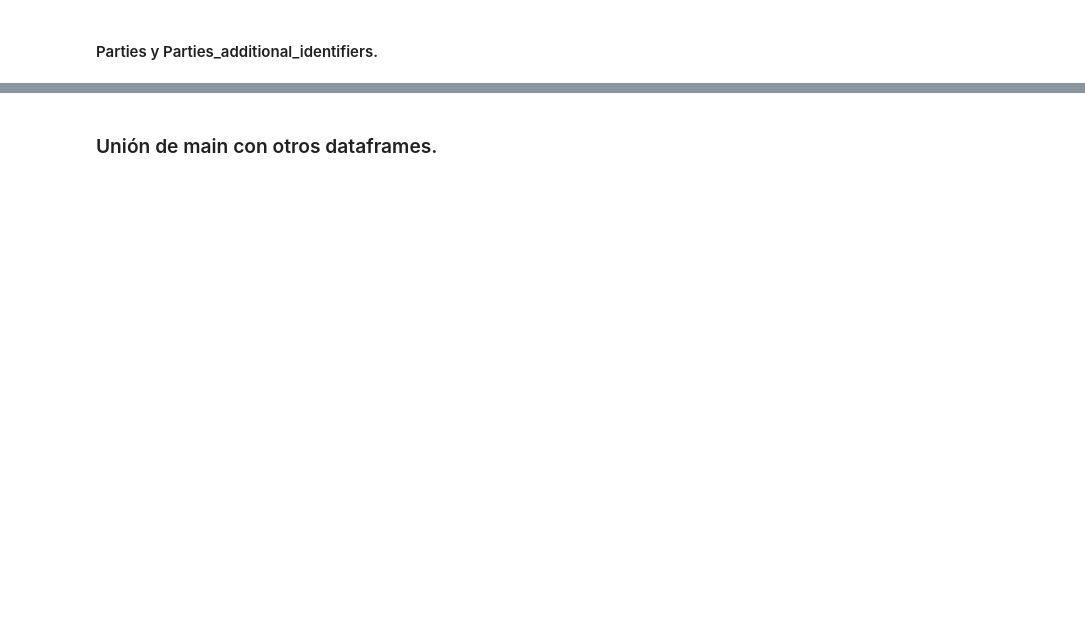
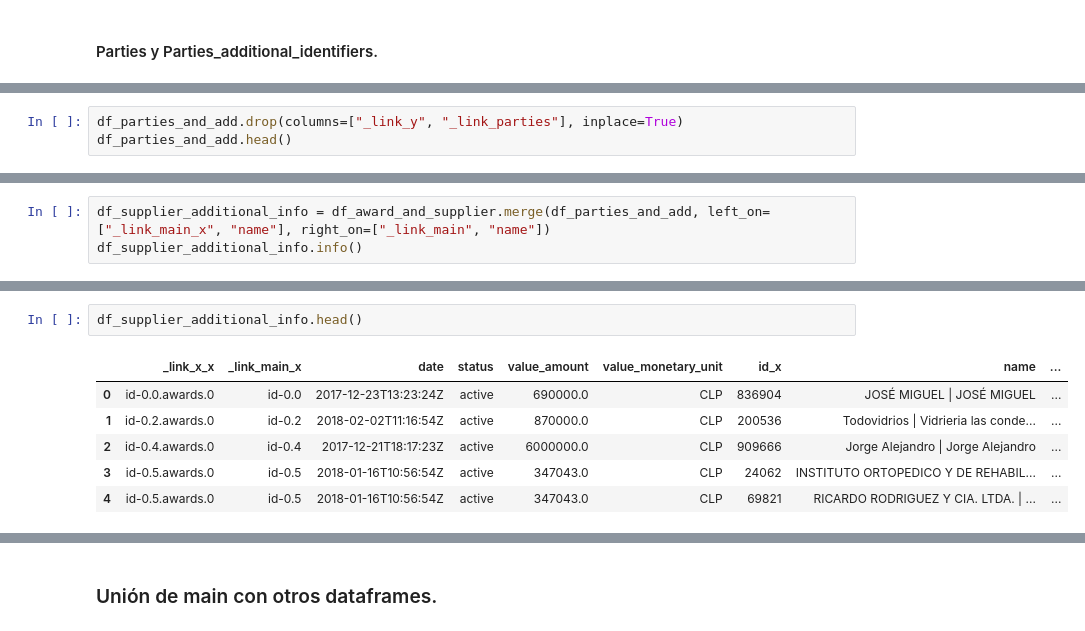
Before and after one commit to Camila-Rojas-05/Proyecto-IMT-2200-1-Grupo-14, a Jupyter notebook: Datos y trabajo con muestras/Revision_limpieza_2018.ipynb, the cells around one changed output, grey strips where cells are left out. Cells and saved outputs as stored; diff of their text form; blank space fills up the shorter version.

```diff
--- a/Datos y trabajo con muestras/Revision_limpieza_2018.ipynb
+++ b/Datos y trabajo con muestras/Revision_limpieza_2018.ipynb
@@ -421,0 +1025,3 @@ df_parties_and_add = df_parties.merge(df_parties_add, left_on=["_link","id"], ri
+# %%
+df_parties_and_add.drop(columns=["_link_y", "_link_parties"], inplace=True)
+df_parties_and_add.head()
@@ -421,0 +1056,3 @@ df_parties_and_add = df_parties.merge(df_parties_add, left_on=["_link","id"], ri
+# %%
+df_supplier_additional_info = df_award_and_supplier.merge(df_parties_and_add, left_on=["_link_main_x", "name"], right_on=["_link_main", "name"])
+df_supplier_additional_info.info()
@@ -421,0 +1077,9 @@ df_parties_and_add = df_parties.merge(df_parties_add, left_on=["_link","id"], ri
+# %%
+df_supplier_additional_info.head()
+# %% [output]
+|  | _link_x_x | _link_main_x | date | status | value_amount | value_monetary_unit | id_x | name | ... |
+| 0 | id-0.0.awards.0 | id-0.0 | 2017-12-23T13:23:24Z | active | 690000.0 | CLP | 836904 | JOSÉ MIGUEL | JOSÉ MIGUEL | ... |
+| 1 | id-0.2.awards.0 | id-0.2 | 2018-02-02T11:16:54Z | active | 870000.0 | CLP | 200536 | Todovidrios | Vidrieria las conde... | ... |
+| 2 | id-0.4.awards.0 | id-0.4 | 2017-12-21T18:17:23Z | active | 6000000.0 | CLP | 909666 | Jorge Alejandro | Jorge Alejandro | ... |
+| 3 | id-0.5.awards.0 | id-0.5 | 2018-01-16T10:56:54Z | active | 347043.0 | CLP | 24062 | INSTITUTO ORTOPEDICO Y DE REHABIL... | ... |
+| 4 | id-0.5.awards.0 | id-0.5 | 2018-01-16T10:56:54Z | active | 347043.0 | CLP | 69821 | RICARDO RODRIGUEZ Y CIA. LTDA. | ... | ... |
```
Also changed, not shown: parts of 69 cells of this notebook, 2 other files.
